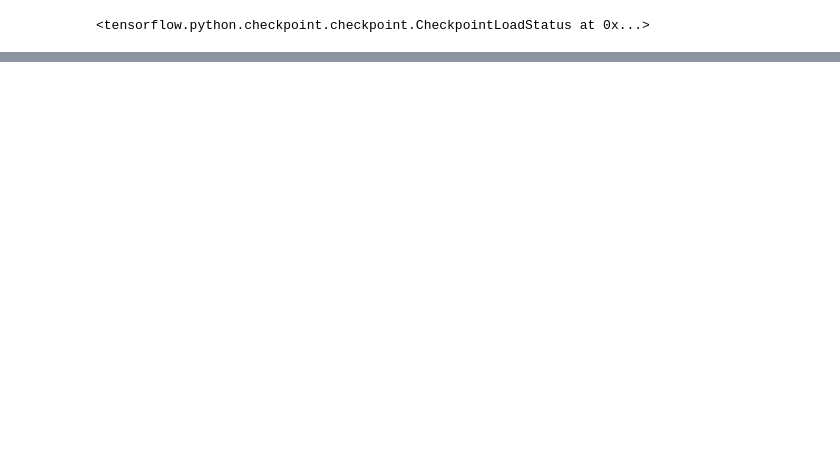
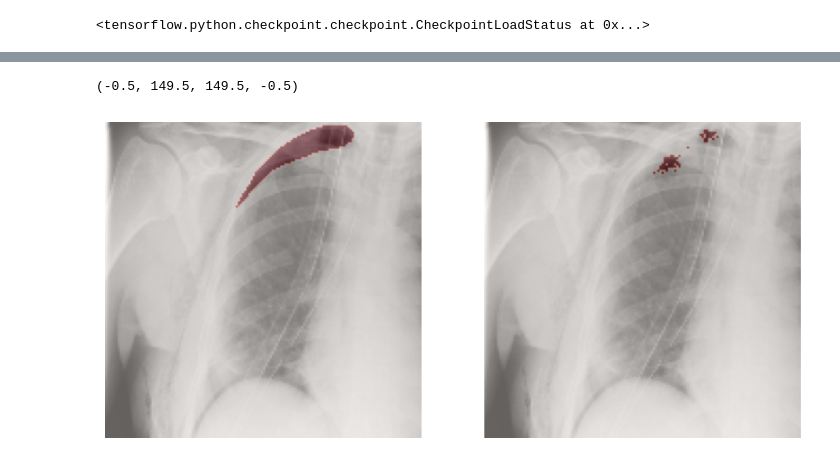
Before and after one commit to Niccolo-Rocchi/Medical_Imaging_project, a Jupyter notebook: U_net.ipynb, the cells around one changed output, grey strips where cells are left out. Cells and saved outputs as stored; diff of their text form; code cells hidden in the pictures; blank space fills up the shorter version.

```diff
--- a/U_net.ipynb
+++ b/U_net.ipynb
@@ -286,3 +304,8 @@ new_model.load_weights(f'./trained_models/focal_model/focal_loss')
 <tensorflow.python.checkpoint.checkpoint.CheckpointLoadStatus at 0x...>
 # %%
 pd.DataFrame(model_history.history).to_csv(f'./trained_models_history/focal_loss')
+# %%
+def create_mask(pred_mask):
+  pred_mask = tf.argmax(pred_mask, axis=-1)
+  #pred_mask = pred_mask[..., tf.newaxis]
+  return np.array(pred_mask[0], dtype = 'float32')
@@ -288,0 +325,40 @@ pd.DataFrame(model_history.history).to_csv(f'./trained_models_history/focal_loss
+# %%
+encoded_pixels = pd.read_csv("encoded_pixels.csv")
+# %%
+# Patient
+idx = "1.2.276.0.7230010.3.1.4.8323329.32579.1517875161.299312"
+
+# Image
+dcmHead = dcmread("./dicom_files/" + idx + ".dcm")
+true_img = dcmHead.pixel_array / 255
+true_img = np.expand_dims(true_img, axis=-1)
+true_img = tf.keras.layers.Resizing(256, 256, interpolation="bilinear", crop_to_aspect_ratio=False)(true_img)
+
+# True mask
+true_mask = encoded_pixels.iloc[4][" EncodedPixels"]
+true_mask = rle2mask(true_mask, 1024, 1024)
+true_mask = np.expand_dims(true_mask, axis=-1)
+true_mask = tf.keras.layers.Resizing(256, 256, interpolation="nearest", crop_to_aspect_ratio=False)(true_mask)
+# %%
+plt.figure(figsize=(10, 5))
+
+# True
+plt.subplot(121)
+img = np.array(true_img[:150, :150, 0])
+mask = np.array(true_mask[:150, :150, 0])
+#mask[mask<0.5]=np.nan
+
+plt.imshow(img, cmap='gray')
+plt.imshow(mask, alpha=0.4,cmap='Reds',vmin=0,vmax=1)
+plt.axis('off')
+
+# Predicted
+plt.subplot(122)
+pred_mask = focal_model.predict(np.expand_dims(true_img, axis=0))
+pred_mask = create_mask(pred_mask)
+# pred_mask[pred_mask<0.5] = np.nan
+
+plt.imshow(img, cmap='gray')
+plt.imshow(pred_mask[:150, :150], alpha=0.4,cmap='Reds', vmin=0, vmax=1)
+plt.axis('off')
+# %% [output]
@@ -288,0 +366,2 @@ pd.DataFrame(model_history.history).to_csv(f'./trained_models_history/focal_loss
+(-0.5, 149.5, 149.5, -0.5)
+[figure, added]
```
Also changed, not shown: parts of 13 cells of this notebook.
